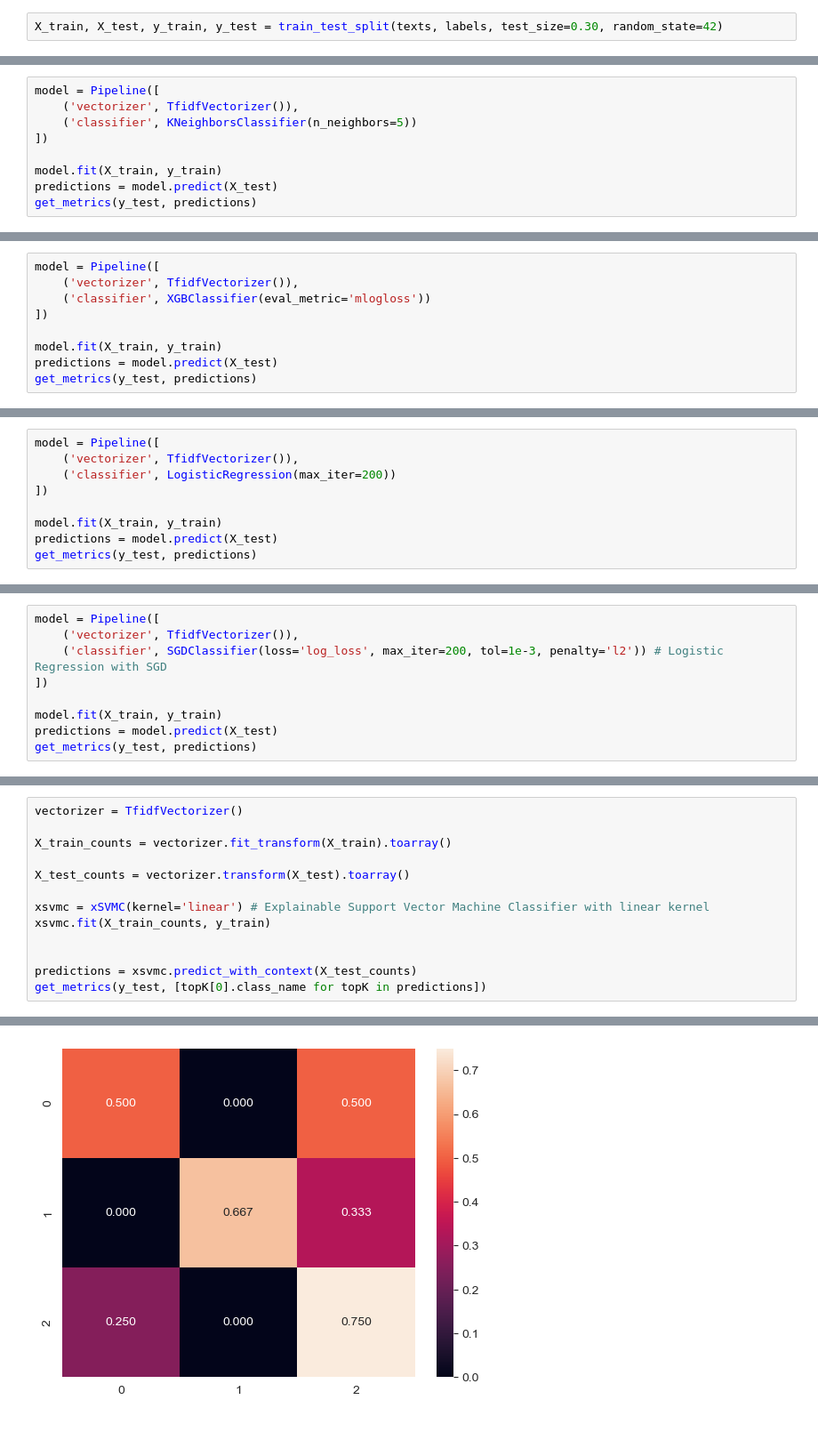
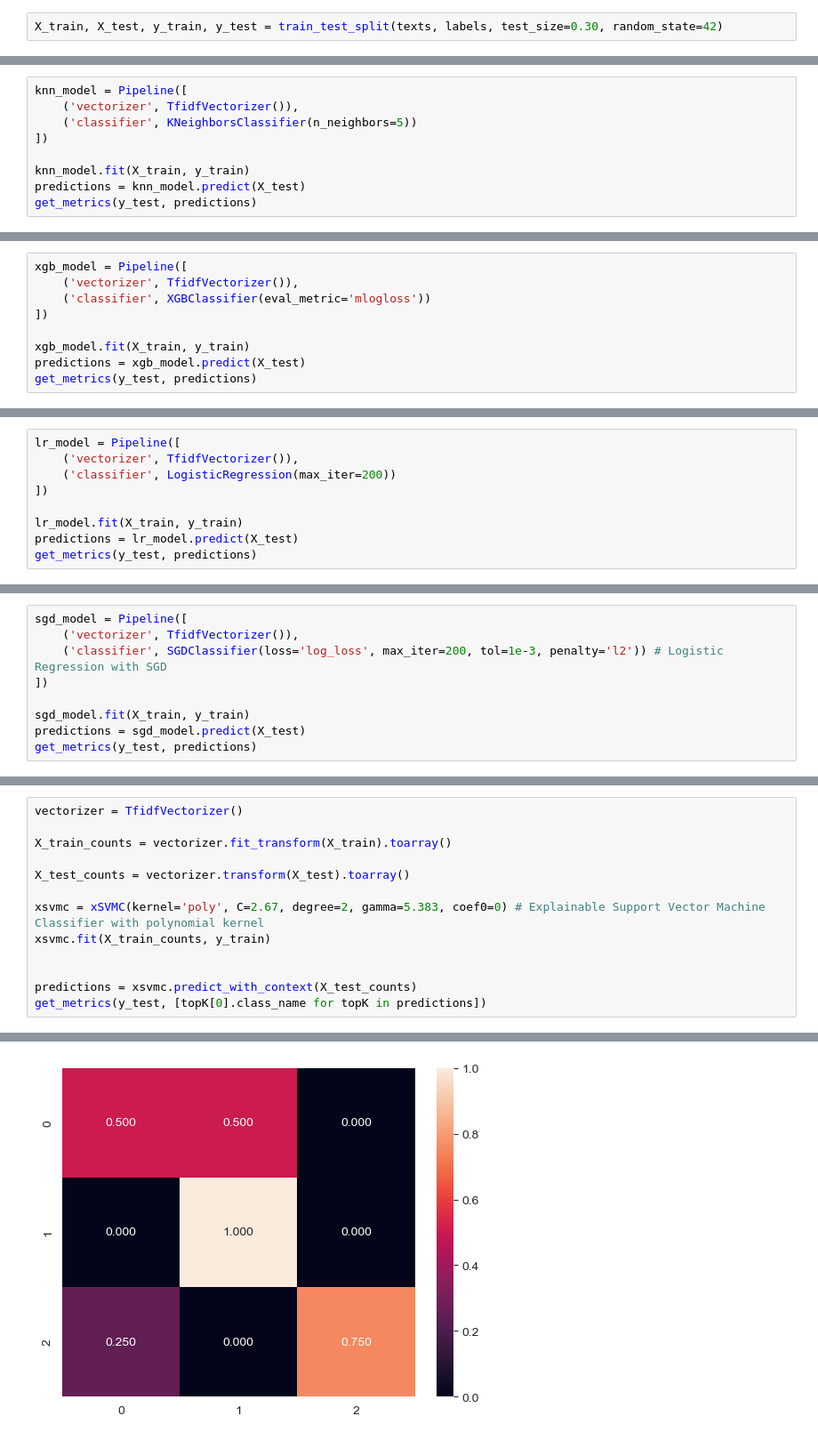
Before and after one commit to interpretapple-lab/xf-calc, a Jupyter notebook: nlp/ml_models.ipynb, the cells around one changed output, grey strips where cells are left out. Shown at 89% size. Cells and saved outputs as stored; diff of their text form.

Commit message:
saving best model

```diff
--- a/nlp/ml_models.ipynb
+++ b/nlp/ml_models.ipynb
@@ -118,13 +119,13 @@ Recall: 0.3333333333333333
 weighted avg       0.12      0.33      0.18         9
 [figure]
 # %%
-model = Pipeline([
+knn_model = Pipeline([
     ('vectorizer', TfidfVectorizer()),
     ('classifier', KNeighborsClassifier(n_neighbors=5))
 ])
 
-model.fit(X_train, y_train)
-predictions = model.predict(X_test)
+knn_model.fit(X_train, y_train)
+predictions = knn_model.predict(X_test)
 get_metrics(y_test, predictions)
 # %% [output]
 Accuracy: 0.6666666666666666
@@ -142,13 +143,13 @@ Recall: 0.6666666666666666
 weighted avg       0.76      0.67      0.66         9
 [figure]
 # %%
-model = Pipeline([
+xgb_model = Pipeline([
     ('vectorizer', TfidfVectorizer()),
     ('classifier', XGBClassifier(eval_metric='mlogloss'))
 ])
 
-model.fit(X_train, y_train)
-predictions = model.predict(X_test)
+xgb_model.fit(X_train, y_train)
+predictions = xgb_model.predict(X_test)
 get_metrics(y_test, predictions)
 # %% [output]
 Accuracy: 0.8888888888888888
@@ -166,13 +167,13 @@ Recall: 0.8888888888888888
 weighted avg       0.93      0.89      0.89         9
 [figure]
 # %%
-model = Pipeline([
+lr_model = Pipeline([
     ('vectorizer', TfidfVectorizer()),
     ('classifier', LogisticRegression(max_iter=200))
 ])
 
-model.fit(X_train, y_train)
-predictions = model.predict(X_test)
+lr_model.fit(X_train, y_train)
+predictions = lr_model.predict(X_test)
 get_metrics(y_test, predictions)
 # %% [output]
 Accuracy: 0.5555555555555556
@@ -190,13 +191,13 @@ Recall: 0.5555555555555556
 weighted avg       0.61      0.56      0.52         9
 [figure]
 # %%
-model = Pipeline([
+sgd_model = Pipeline([
     ('vectorizer', TfidfVectorizer()),
     ('classifier', SGDClassifier(loss='log_loss', max_iter=200, tol=1e-3, penalty='l2')) # Logistic Regression with SGD
 ])
 
-model.fit(X_train, y_train)
-predictions = model.predict(X_test)
+sgd_model.fit(X_train, y_train)
+predictions = sgd_model.predict(X_test)
 get_metrics(y_test, predictions)
 # %% [output]
 Accuracy: 0.7777777777777778
@@ -220,7 +221,7 @@ X_train_counts = vectorizer.fit_transform(X_train).toarray()
 
 X_test_counts = vectorizer.transform(X_test).toarray()
 
-xsvmc = xSVMC(kernel='linear') # Explainable Support Vector Machine Classifier with linear kernel
+xsvmc = xSVMC(kernel='poly', C=2.67, degree=2, gamma=5.383, coef0=0) # Explainable Support Vector Machine Classifier with polynomial kernel
 xsvmc.fit(X_train_counts, y_train)
 
 
@@ -243 +244 @@ weighted avg       0.71      0.67      0.67         9
-[figure, old version]
+[figure, new version]
```
Also changed, not shown: parts of 4 cells of this notebook.
